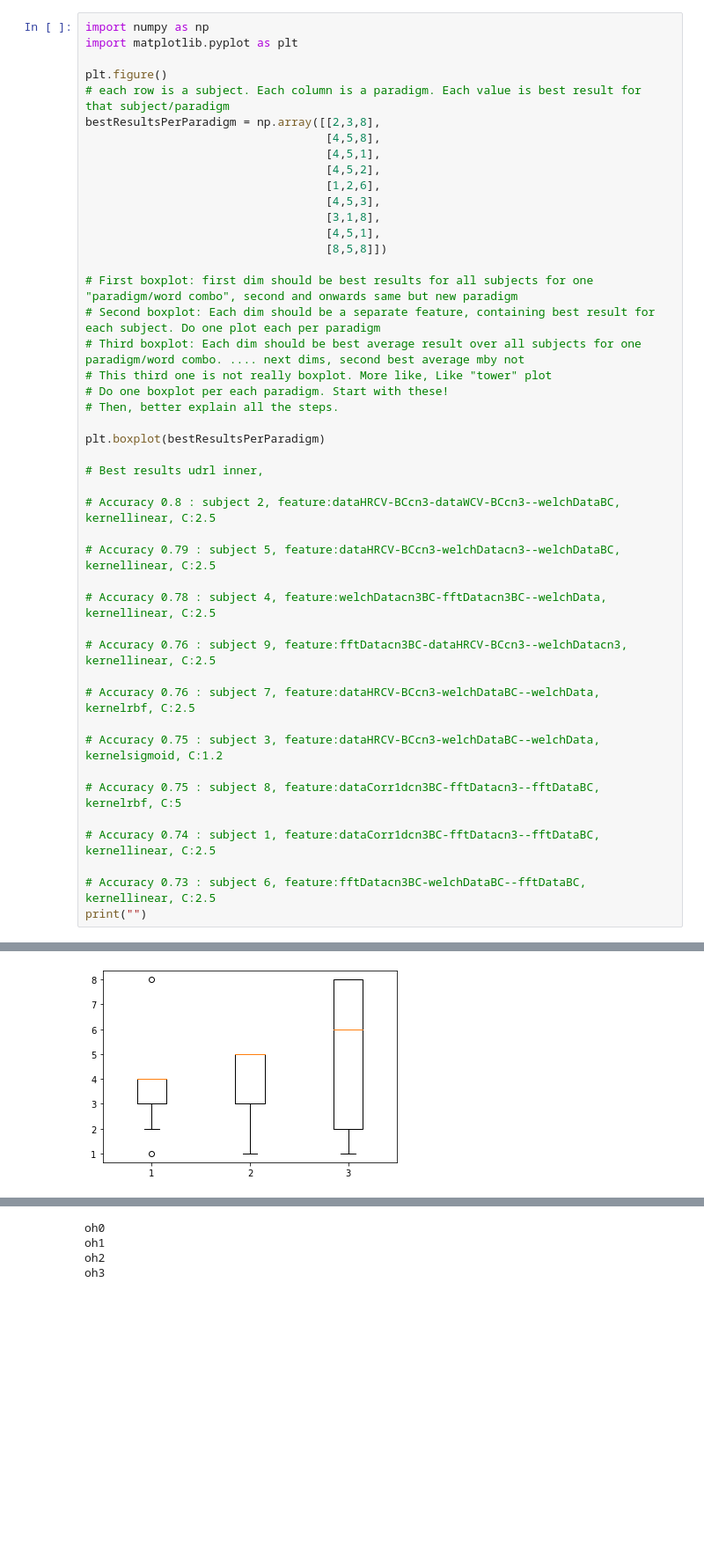
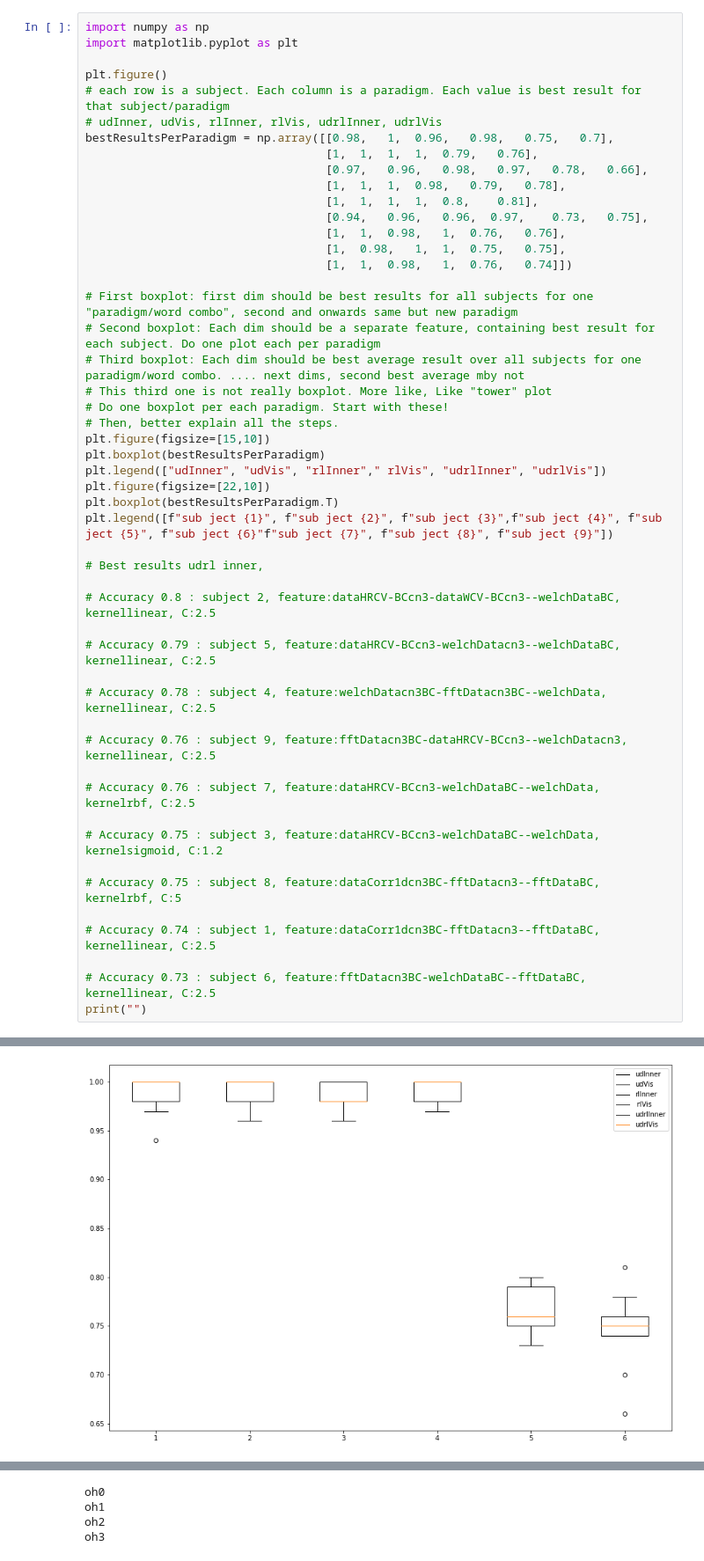
Before and after one commit to JuliaAlmaLuna/InnerSpeechEEGDecoding, a Jupyter notebook: plotting.ipynb, the cells around one changed output, grey strips where cells are left out. Shown at 88% size. Saved outputs shown, nothing was run; the diff lists cells and outputs as text; blank space fills up the shorter version.

```diff
--- a/plotting.ipynb
+++ b/plotting.ipynb
@@ -4,15 +4,16 @@ import matplotlib.pyplot as plt
 
 plt.figure()
 # each row is a subject. Each column is a paradigm. Each value is best result for that subject/paradigm
-bestResultsPerParadigm = np.array([[2,3,8],
-                                   [4,5,8],
-                                   [4,5,1],
-                                   [4,5,2],
-                                   [1,2,6],
-                                   [4,5,3],
-                                   [3,1,8],
-                                   [4,5,1],
-                                   [8,5,8]])
+# udInner, udVis, rlInner, rlVis, udrlInner, udrlVis
+bestResultsPerParadigm = np.array([[0.98,   1,  0.96,   0.98,   0.75,   0.7],
+                                   [1,  1,  1,  1,  0.79,   0.76],
+                                   [0.97,   0.96,   0.98,   0.97,   0.78,   0.66],
+                                   [1,  1,  1,  0.98,   0.79,   0.78],
+                                   [1,  1,  1,  1,  0.8,    0.81],
+                                   [0.94,   0.96,   0.96,  0.97,    0.73,   0.75],
+                                   [1,  1,  0.98,   1,  0.76,   0.76],
+                                   [1,  0.98,   1,  1,  0.75,   0.75],
+                                   [1,  1,  0.98,   1,  0.76,   0.74]])
 
 # First boxplot: first dim should be best results for all subjects for one "paradigm/word combo", second and onwards same but new paradigm
 # Second boxplot: Each dim should be a separate feature, containing best result for each subject. Do one plot each per paradigm
@@ -20,8 +21,12 @@ bestResultsPerParadigm = np.array([[2,3,8],
 # This third one is not really boxplot. More like, Like "tower" plot
 # Do one boxplot per each paradigm. Start with these!
 # Then, better explain all the steps.
-
+plt.figure(figsize=[15,10])
 plt.boxplot(bestResultsPerParadigm)
+plt.legend(["udInner", "udVis", "rlInner"," rlVis", "udrlInner", "udrlVis"])
+plt.figure(figsize=[22,10])
+plt.boxplot(bestResultsPerParadigm.T)
+plt.legend([f"sub ject {1}", f"sub ject {2}", f"sub ject {3}",f"sub ject {4}", f"sub ject {5}", f"sub ject {6}"f"sub ject {7}", f"sub ject {8}", f"sub ject {9}"])
 
 # Best results udrl inner,
 
@@ -47 +53 @@ print("")
-[figure, old version]
+[figure, new version]
```
Also changed, not shown: parts of 1 cell of this notebook, 10 other files.
